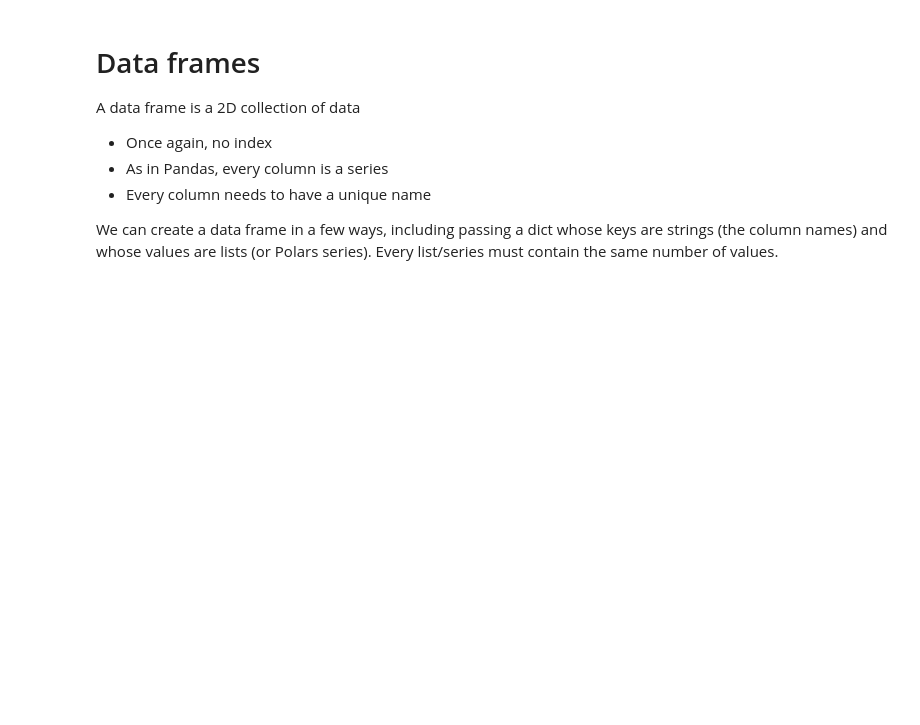
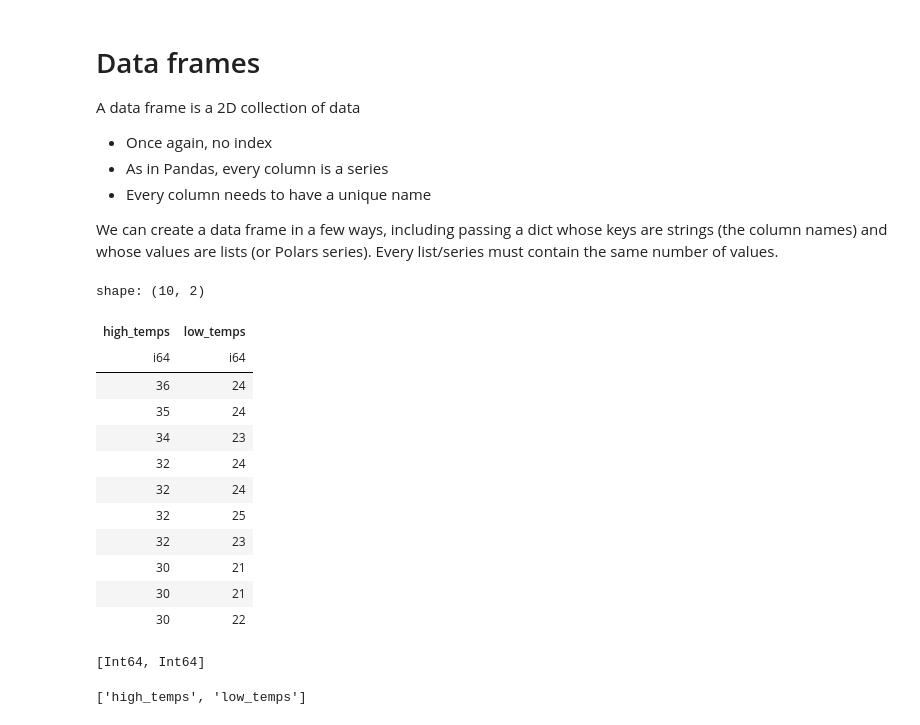
Before and after one commit to opagani/2024-08Aug-25-polars, a Jupyter notebook: LernerPython - 2024-08Aug-25-polars.ipynb, the cells around one changed output. Saved outputs shown, nothing was run; the diff lists cells and outputs as text; code cells hidden in the pictures; blank space fills up the shorter version.

```diff
--- a/LernerPython - 2024-08Aug-25-polars.ipynb
+++ b/LernerPython - 2024-08Aug-25-polars.ipynb
@@ -458,0 +455,29 @@ df = pl.DataFrame(
+# %%
+df = pl.DataFrame(
+    {'high_temps': [36, 35, 34, 32, 32, 32, 32, 30, 30, 30],
+     'low_temps': [24, 24, 23, 24, 24, 25, 23, 21, 21, 22]}
+)
+# %%
+df
+# %% [output]
+shape: (10, 2)
+| high_temps | low_temps |
+| i64 | i64 |
+| 36 | 24 |
+| 35 | 24 |
+| 34 | 23 |
+| 32 | 24 |
+| 32 | 24 |
+| 32 | 25 |
+| 32 | 23 |
+| 30 | 21 |
+| 30 | 21 |
+| 30 | 22 |
+# %%
+df.dtypes   # what are the dtypes of our columns?
+# %% [output]
+[Int64, Int64]
+# %%
+df.columns
+# %% [output]
+['high_temps', 'low_temps']
```
Also changed, not shown: parts of 5 cells of this notebook.
